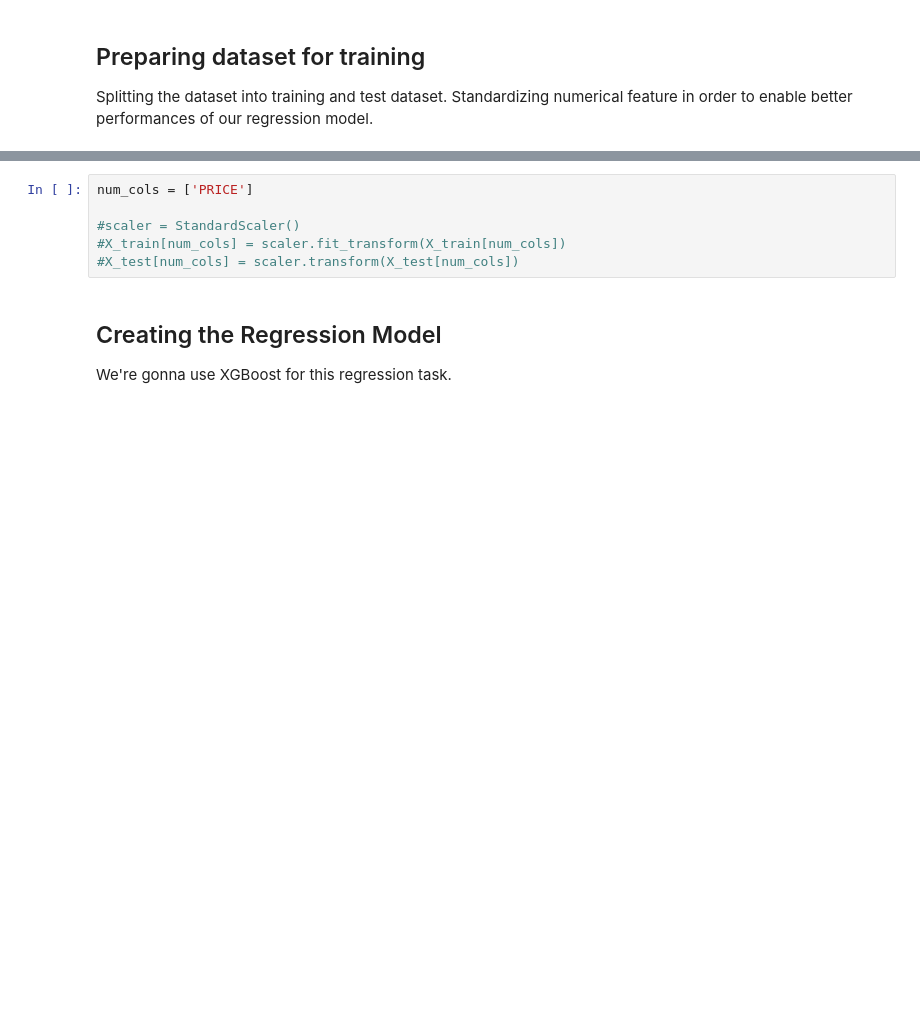
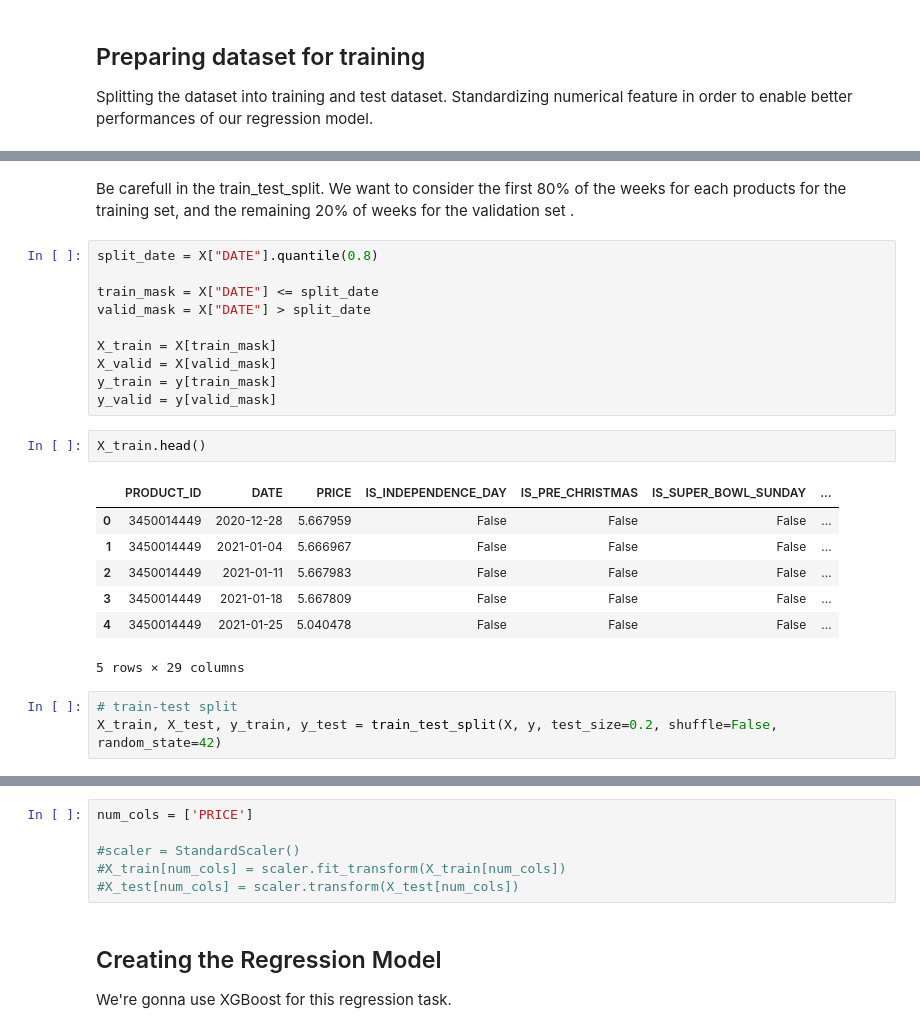
Before and after one commit to fedefraschio/xtel-hackathon, a Jupyter notebook: notebooks/00_exploration.ipynb, the cells around one changed output, grey strips where cells are left out. Cells and saved outputs as stored; diff of their text form; blank space fills up the shorter version.

```diff
--- a/notebooks/00_exploration.ipynb
+++ b/notebooks/00_exploration.ipynb
@@ -323,2 +390,27 @@ X_train, X_test, y_train, y_test = train_test_split(X, y, test_size=0.2, shuffle
+# %% [markdown]
+Be carefull in the train_test_split. We want to consider the first 80% of the weeks for each products for the training set, and the remaining 20% of weeks for the validation set .
+# %%
+split_date = X["DATE"].quantile(0.8)
+
+train_mask = X["DATE"] <= split_date
+valid_mask = X["DATE"] > split_date
+
+X_train = X[train_mask]
+X_valid = X[valid_mask]
+y_train = y[train_mask]
+y_valid = y[valid_mask]
+# %%
+X_train.head()
+# %% [output]
+|  | PRODUCT_ID | DATE | PRICE | IS_INDEPENDENCE_DAY | IS_PRE_CHRISTMAS | IS_SUPER_BOWL_SUNDAY | ... |
+| 0 | 3450014449 | 2020-12-28 | 5.667959 | False | False | False | ... |
+| 1 | 3450014449 | 2021-01-04 | 5.666967 | False | False | False | ... |
+| 2 | 3450014449 | 2021-01-11 | 5.667983 | False | False | False | ... |
+| 3 | 3450014449 | 2021-01-18 | 5.667809 | False | False | False | ... |
+| 4 | 3450014449 | 2021-01-25 | 5.040478 | False | False | False | ... |
+5 rows × 29 columns
+# %%
+# train-test split
+X_train, X_test, y_train, y_test = train_test_split(X, y, test_size=0.2, shuffle=False, random_state=42)
 # %%
 X_train.shape, X_test.shape, y_train.shape, y_test.shape
```
Also changed, not shown: parts of 22 cells of this notebook.
